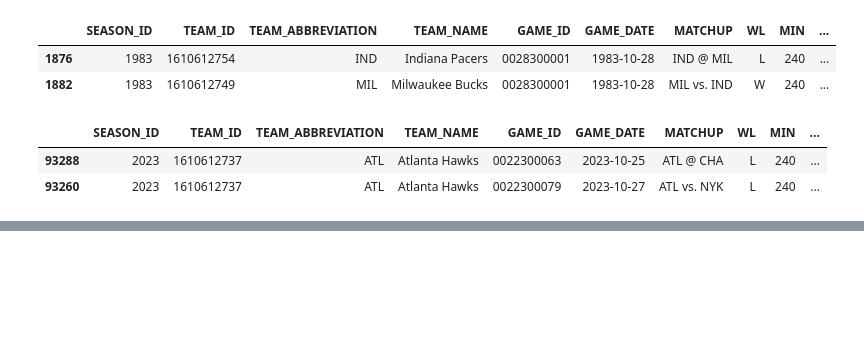
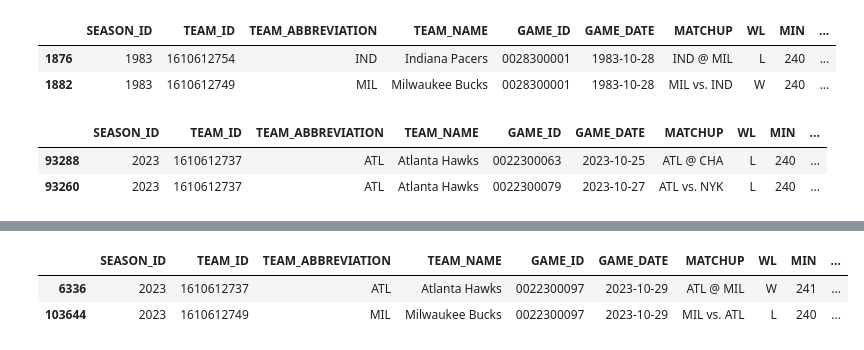
Before and after one commit to wtbtucker/NBA-Machine-Learning-Sports-Betting, a Jupyter notebook: data_mining_pipeline.ipynb, the cells around one changed output, grey strips where cells are left out. Cells and saved outputs as stored; diff of their text form; code cells hidden in the pictures; blank space fills up the shorter version.

```diff
--- a/data_mining_pipeline.ipynb
+++ b/data_mining_pipeline.ipynb
@@ -369,0 +382,6 @@ games[games['TEAM_ABBREVIATION']=='BOS'].head(2)
+# %%
+games_with_opponent[games_with_opponent['GAME_ID']=='0022300097']
+# %% [output]
+|  | SEASON_ID | TEAM_ID | TEAM_ABBREVIATION | TEAM_NAME | GAME_ID | GAME_DATE | MATCHUP | WL | MIN | ... |
+| 6336 | 2023 | 1610612737 | ATL | Atlanta Hawks | 0022300097 | 2023-10-29 | ATL @ MIL | W | 241 | ... |
+| 103644 | 2023 | 1610612749 | MIL | Milwaukee Bucks | 0022300097 | 2023-10-29 | MIL vs. ATL | L | 240 | ... |
```
Also changed, not shown: parts of 17 cells of this notebook.
